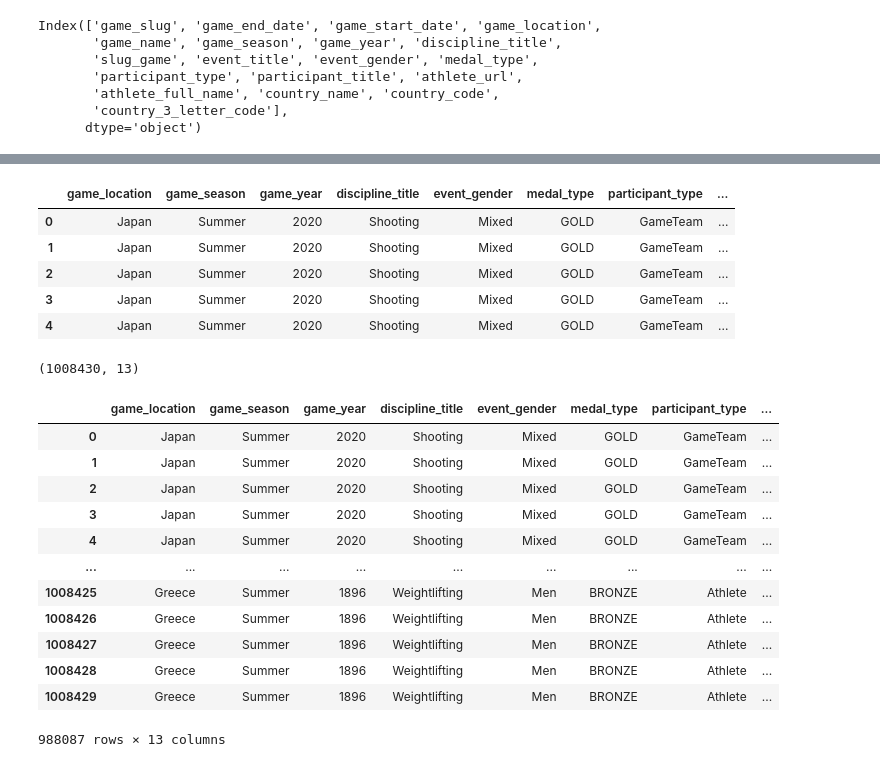
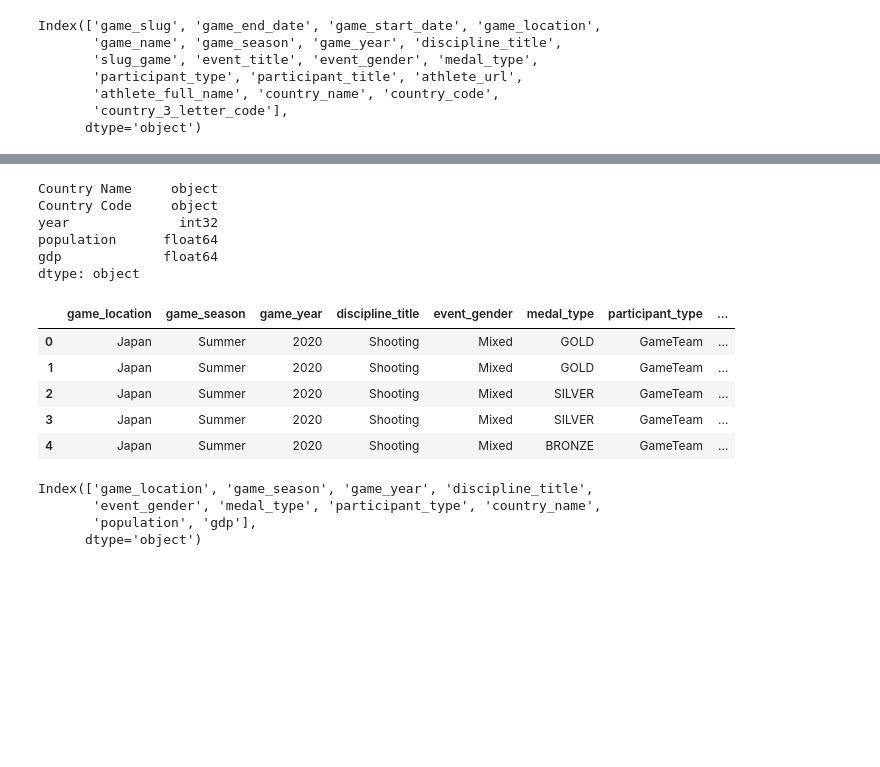
Before and after one commit to madrivers/Data_Bootcamp_Final_Project, a Jupyter notebook: gdp_pop_model/olympic_wb.ipynb, the cells around one changed output, grey strips where cells are left out. Cells and saved outputs as stored; diff of their text form; code cells hidden in the pictures; blank space fills up the shorter version.

```diff
--- a/gdp_pop_model/olympic_wb.ipynb
+++ b/gdp_pop_model/olympic_wb.ipynb
@@ -194,7 +215,7 @@ Index(['game_slug', 'game_end_date', 'game_start_date', 'game_location',
        'country_3_letter_code'],
       dtype='object')
 # %%
-clean_olympics_results= olympics_results.drop(['game_slug', 'game_end_date', 'game_start_date','game_name',  'slug_game', 'event_title', 'participant_title',  'athlete_url','athlete_full_name', 'country_code','country_3_letter_code'], 1)
+clean_olympics_results= olympics_results.drop(['game_slug', 'game_end_date', 'game_start_date','game_name',  'slug_game', 'event_title', 'participant_title',  'athlete_url','athlete_full_name', 'country_code'], 1)
 clean_olympics_results.columns
 # %% [output]
 Index(['game_location', 'game_season', 'game_year', 'discipline_title',
@@ -203,36 +238,38 @@ Index(['game_location', 'game_season', 'game_year', 'discipline_title',
+# %%
+gdp_pop_df.year = gdp_pop_df.year.astype(int)
+# %%
+gdp_pop_df.dtypes
+# %% [output]
+Country Name     object
+Country Code     object
+year              int32
+population      float64
+gdp             float64
+dtype: object
 # %%
 olympic_wb = pd.merge(clean_olympics_results, gdp_pop_df,
-                        left_on=  ['game_location'],
-                        right_on= ['Country Name'],
+                        left_on=  ['country_3_letter_code', 'game_year'],
+                        right_on= ['Country Code', 'year'],
                         how = 'left')
 olympic_wb.head()
 # %% [output]
 |  | game_location | game_season | game_year | discipline_title | event_gender | medal_type | participant_type | ... |
 | 0 | Japan | Summer | 2020 | Shooting | Mixed | GOLD | GameTeam | ... |
 | 1 | Japan | Summer | 2020 | Shooting | Mixed | GOLD | GameTeam | ... |
-| 2 | Japan | Summer | 2020 | Shooting | Mixed | GOLD | GameTeam | ... |
-| 3 | Japan | Summer | 2020 | Shooting | Mixed | GOLD | GameTeam | ... |
-| 4 | Japan | Summer | 2020 | Shooting | Mixed | GOLD | GameTeam | ... |
+| 2 | Japan | Summer | 2020 | Shooting | Mixed | SILVER | GameTeam | ... |
+| 3 | Japan | Summer | 2020 | Shooting | Mixed | SILVER | GameTeam | ... |
+| 4 | Japan | Summer | 2020 | Shooting | Mixed | BRONZE | GameTeam | ... |
 # %%
-olympic_wb.shape
+olympic_wb = olympic_wb.drop(['Country Name', 'Country Code', 'country_3_letter_code', 'year'], 1)
-# %% [output]
-(1008430, 13)
+# %%
+olympic_wb.columns
+# %% [output]
+Index(['game_location', 'game_season', 'game_year', 'discipline_title',
+       'event_gender', 'medal_type', 'participant_type', 'country_name',
+       'population', 'gdp'],
+      dtype='object')
 # %%
 #drop null values
-olympic_wb.dropna()
+olympic_wb.dropna(inplace=True)
-# %% [output]
-|  | game_location | game_season | game_year | discipline_title | event_gender | medal_type | participant_type | ... |
-| 0 | Japan | Summer | 2020 | Shooting | Mixed | GOLD | GameTeam | ... |
-| 1 | Japan | Summer | 2020 | Shooting | Mixed | GOLD | GameTeam | ... |
-| 2 | Japan | Summer | 2020 | Shooting | Mixed | GOLD | GameTeam | ... |
-| 3 | Japan | Summer | 2020 | Shooting | Mixed | GOLD | GameTeam | ... |
-| 4 | Japan | Summer | 2020 | Shooting | Mixed | GOLD | GameTeam | ... |
-| ... | ... | ... | ... | ... | ... | ... | ... | ... |
-| 1008425 | Greece | Summer | 1896 | Weightlifting | Men | BRONZE | Athlete | ... |
-| 1008426 | Greece | Summer | 1896 | Weightlifting | Men | BRONZE | Athlete | ... |
-| 1008427 | Greece | Summer | 1896 | Weightlifting | Men | BRONZE | Athlete | ... |
-| 1008428 | Greece | Summer | 1896 | Weightlifting | Men | BRONZE | Athlete | ... |
-| 1008429 | Greece | Summer | 1896 | Weightlifting | Men | BRONZE | Athlete | ... |
-988087 rows × 13 columns
 # %%
 olympic_wb.shape
```
Also changed, not shown: parts of 34 cells of this notebook.
